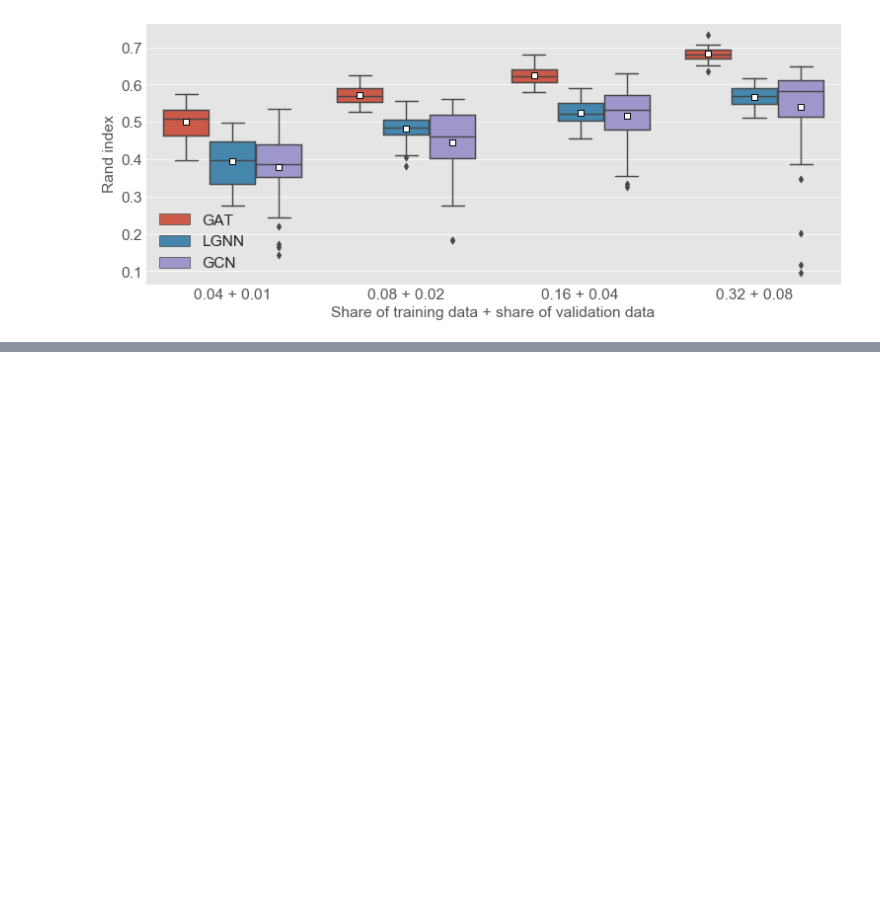
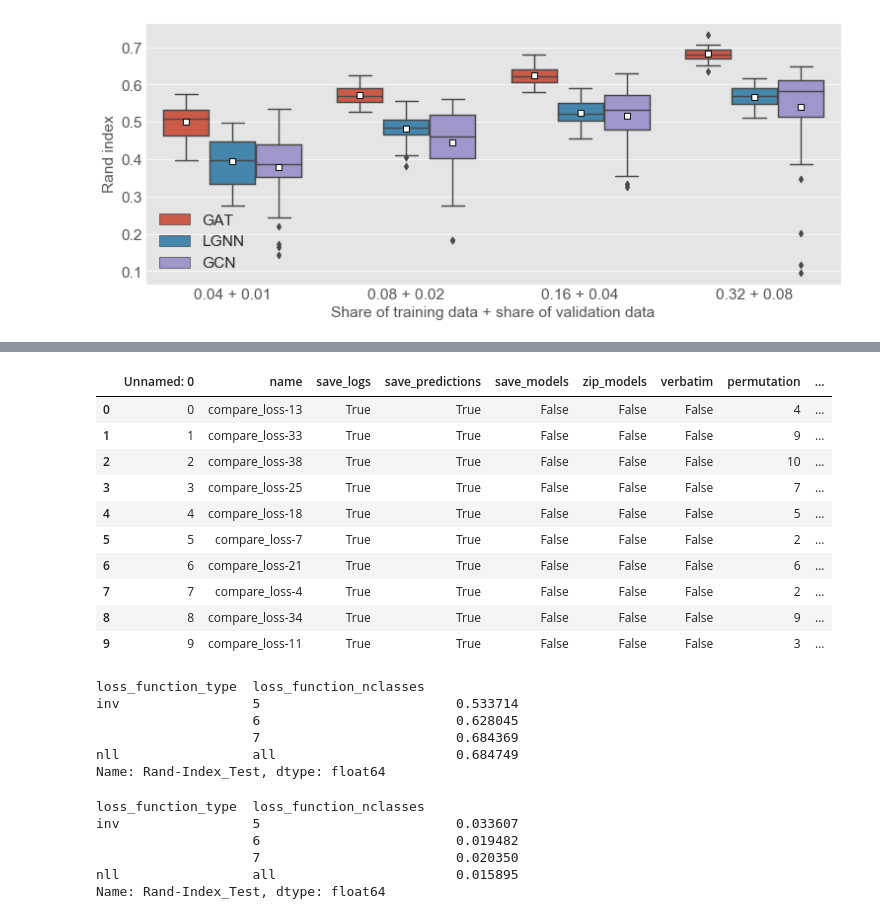
Before and after one commit to adrian-lison/gnn-community-detection, a Jupyter notebook: Notebooks/Results Analysis.ipynb, the cells around one changed output, grey strips where cells are left out. Drawn from its saved outputs; the diff is of its cells as text; code cells hidden in the pictures; blank space fills up the shorter version.

```diff
--- a/Notebooks/Results Analysis.ipynb
+++ b/Notebooks/Results Analysis.ipynb
@@ -120,0 +203,2 @@ plt.show()
+# %%
+loss = pd.read_csv("../summary/compare_loss_results.csv")
@@ -120,0 +213,33 @@ plt.show()
+# %%
+pd.options.display.max_columns = None
+loss.head(10)
+# %% [output]
+|  | Unnamed: 0 | name | save_logs | save_predictions | save_models | zip_models | verbatim | permutation | ... |
+| 0 | 0 | compare_loss-13 | True | True | False | False | False | 4 | ... |
+| 1 | 1 | compare_loss-33 | True | True | False | False | False | 9 | ... |
+| 2 | 2 | compare_loss-38 | True | True | False | False | False | 10 | ... |
+| 3 | 3 | compare_loss-25 | True | True | False | False | False | 7 | ... |
+| 4 | 4 | compare_loss-18 | True | True | False | False | False | 5 | ... |
+| 5 | 5 | compare_loss-7 | True | True | False | False | False | 2 | ... |
+| 6 | 6 | compare_loss-21 | True | True | False | False | False | 6 | ... |
+| 7 | 7 | compare_loss-4 | True | True | False | False | False | 2 | ... |
+| 8 | 8 | compare_loss-34 | True | True | False | False | False | 9 | ... |
+| 9 | 9 | compare_loss-11 | True | True | False | False | False | 3 | ... |
+# %%
+loss.groupby(["loss_function_type","loss_function_nclasses"])["Rand-Index_Test"].mean()
+# %% [output]
+loss_function_type  loss_function_nclasses
+inv                 5                         0.533714
+                    6                         0.628045
+                    7                         0.684369
+nll                 all                       0.684749
+Name: Rand-Index_Test, dtype: float64
+# %%
+loss.groupby(["loss_function_type","loss_function_nclasses"])["Rand-Index_Test"].std()
+# %% [output]
+loss_function_type  loss_function_nclasses
+inv                 5                         0.033607
+                    6                         0.019482
+                    7                         0.020350
+nll                 all                       0.015895
+Name: Rand-Index_Test, dtype: float64
```
Also changed, not shown: parts of 11 cells of this notebook, 3 other files.
